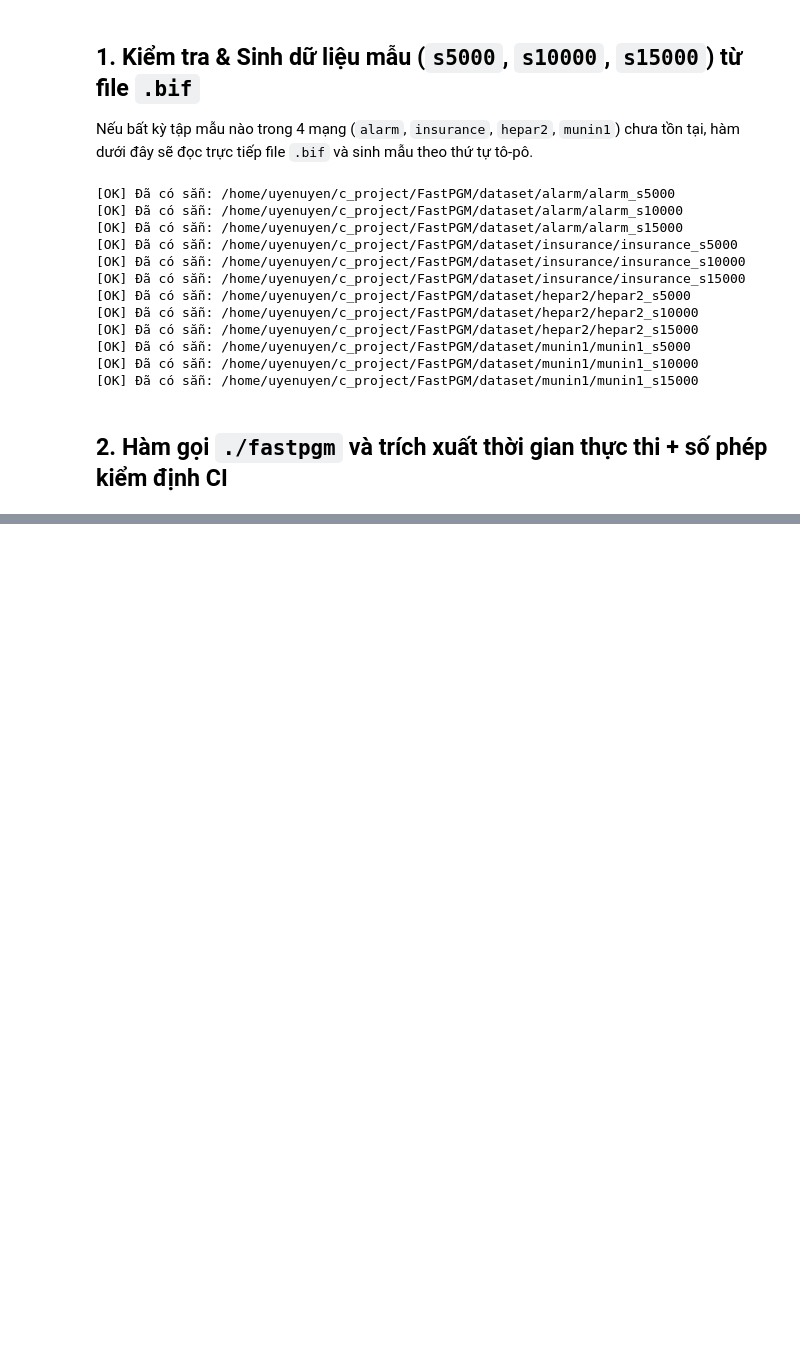
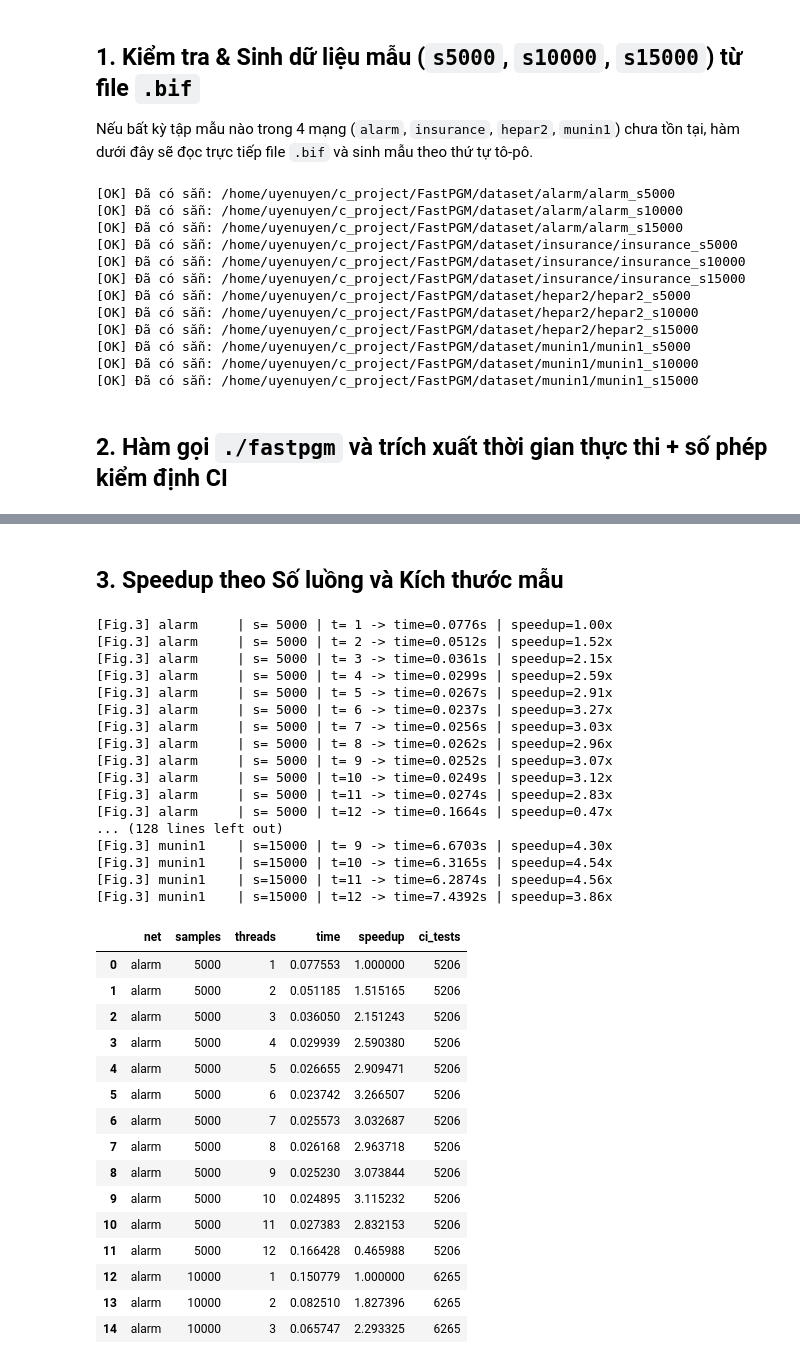
Before and after one commit to uyennbu/FastPGM, a Jupyter notebook: notebooks/reproduce_v1.ipynb, the cells around one changed output, grey strips where cells are left out. Drawn from its saved outputs; the diff is of its cells as text; code cells hidden in the pictures; blank space fills up the shorter version.

```diff
--- a/notebooks/reproduce_v1.ipynb
+++ b/notebooks/reproduce_v1.ipynb
@@ -145,28 +134,63 @@ Thực nghiệm dưới đây đo đạc **Execution time (sec)** theo **Số lu
+# %% [markdown]
+## 3. Speedup theo Số luồng và Kích thước mẫu
 # %%
-THREADS_FIG2 = [1, 2, 4, 8, 12]
-PARALLEL_SCHEMES = [
-    ("CI-level", 0),
-    ("Edge-level", 1),
-    ("Sample-level", 2)
-]
-fig2_csv = os.path.join(FIGURES_DIR, "fig2_results.csv")
+THREADS_LIST = [1,2,3,4,5,6,7,8,9,10,11,12]
+SAMPLE_SIZES = [5000, 10000, 15000]
+fig3_csv = os.path.join(FIGURES_DIR, "fig3_results.csv")
 
-if os.path.exists(fig2_csv):
-    print(f"Đọc kết quả đã lưu từ {fig2_csv} (xóa file này nếu muốn chạy lại từ đầu)...")
-    df_fig2 = pd.read_csv(fig2_csv)
+if os.path.exists(fig3_csv):
+    print(f"Đọc kết quả đã lưu từ {fig3_csv}")
+    df_fig3 = pd.read_csv(fig3_csv)
 else:
-    fig2_records = []
+    fig3_records = []
     for net in NETWORKS:
-        for par_name, par_code in PARALLEL_SCHEMES:
-            for t in THREADS_FIG2:
-                print(f"[Fig.2] {net:9s} | {par_name:12s} | t={t:2d} ... ", end="", flush=True)
-                exec_time, ci_tests = run_fastpgm(net, sample_size=5000, threads=t, group_size=1, parallel_type=par_code)
-                fig2_records.append({
-                    "net": net, "samples": 5000, "threads": t,
-                    "par_type": par_name, "time": exec_time, "ci_tests": ci_tests
+        for s in SAMPLE_SIZES:
+            t1_time = None
+            for t in THREADS_LIST:
+                exec_time, ci_tests = run_fastpgm(net, s, threads=t, group_size=1)
+                if t == 1:
+                    t1_time = exec_time
+                speedup = t1_time / exec_time
+                fig3_records.append({
+                    "net": net, "samples": s, "threads": t,
+                    "time": exec_time, "speedup": speedup, "ci_tests": ci_tests
                 })
-                print(f"time={exec_time:.4f}s | ci={ci_tests}")
-    df_fig2 = pd.DataFrame(fig2_records)
-    df_fig2.to_csv(fig2_csv, index=False)
+                print(f"[Fig.3] {net:9s} | s={s:5d} | t={t:2d} -> time={exec_time:.4f}s | speedup={speedup:.2f}x")
+    df_fig3 = pd.DataFrame(fig3_records)
+    df_fig3.to_csv(fig3_csv, index=False)
 
-display(df_fig2.head(15))
+display(df_fig3.head(15))
+# %% [output]
+[Fig.3] alarm     | s= 5000 | t= 1 -> time=0.0776s | speedup=1.00x
+[Fig.3] alarm     | s= 5000 | t= 2 -> time=0.0512s | speedup=1.52x
+[Fig.3] alarm     | s= 5000 | t= 3 -> time=0.0361s | speedup=2.15x
+[Fig.3] alarm     | s= 5000 | t= 4 -> time=0.0299s | speedup=2.59x
+[Fig.3] alarm     | s= 5000 | t= 5 -> time=0.0267s | speedup=2.91x
+[Fig.3] alarm     | s= 5000 | t= 6 -> time=0.0237s | speedup=3.27x
+[Fig.3] alarm     | s= 5000 | t= 7 -> time=0.0256s | speedup=3.03x
+[Fig.3] alarm     | s= 5000 | t= 8 -> time=0.0262s | speedup=2.96x
+[Fig.3] alarm     | s= 5000 | t= 9 -> time=0.0252s | speedup=3.07x
+[Fig.3] alarm     | s= 5000 | t=10 -> time=0.0249s | speedup=3.12x
+[Fig.3] alarm     | s= 5000 | t=11 -> time=0.0274s | speedup=2.83x
+[Fig.3] alarm     | s= 5000 | t=12 -> time=0.1664s | speedup=0.47x
+... (128 lines left out)
+[Fig.3] munin1    | s=15000 | t= 9 -> time=6.6703s | speedup=4.30x
+[Fig.3] munin1    | s=15000 | t=10 -> time=6.3165s | speedup=4.54x
+[Fig.3] munin1    | s=15000 | t=11 -> time=6.2874s | speedup=4.56x
+[Fig.3] munin1    | s=15000 | t=12 -> time=7.4392s | speedup=3.86x
+|  | net | samples | threads | time | speedup | ci_tests |
+| 0 | alarm | 5000 | 1 | 0.077553 | 1.000000 | 5206 |
+| 1 | alarm | 5000 | 2 | 0.051185 | 1.515165 | 5206 |
+| 2 | alarm | 5000 | 3 | 0.036050 | 2.151243 | 5206 |
+| 3 | alarm | 5000 | 4 | 0.029939 | 2.590380 | 5206 |
+| 4 | alarm | 5000 | 5 | 0.026655 | 2.909471 | 5206 |
+| 5 | alarm | 5000 | 6 | 0.023742 | 3.266507 | 5206 |
+| 6 | alarm | 5000 | 7 | 0.025573 | 3.032687 | 5206 |
+| 7 | alarm | 5000 | 8 | 0.026168 | 2.963718 | 5206 |
+| 8 | alarm | 5000 | 9 | 0.025230 | 3.073844 | 5206 |
+| 9 | alarm | 5000 | 10 | 0.024895 | 3.115232 | 5206 |
+| 10 | alarm | 5000 | 11 | 0.027383 | 2.832153 | 5206 |
+| 11 | alarm | 5000 | 12 | 0.166428 | 0.465988 | 5206 |
+| 12 | alarm | 10000 | 1 | 0.150779 | 1.000000 | 6265 |
+| 13 | alarm | 10000 | 2 | 0.082510 | 1.827396 | 6265 |
+| 14 | alarm | 10000 | 3 | 0.065747 | 2.293325 | 6265 |
```
Also changed, not shown: parts of 15 cells of this notebook, 30 other files.
